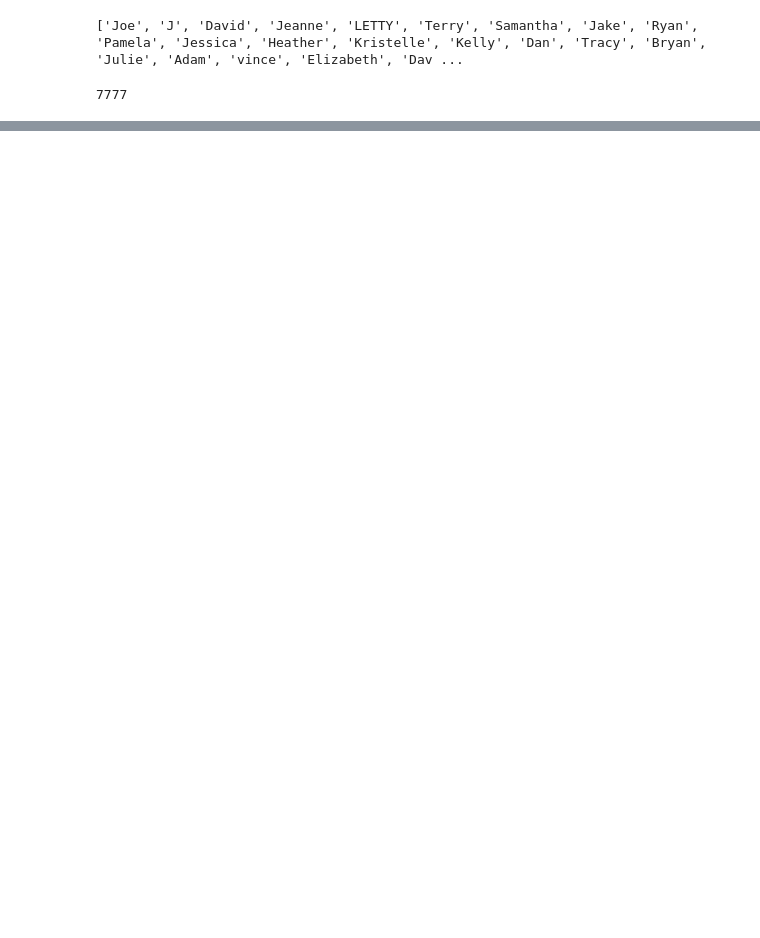
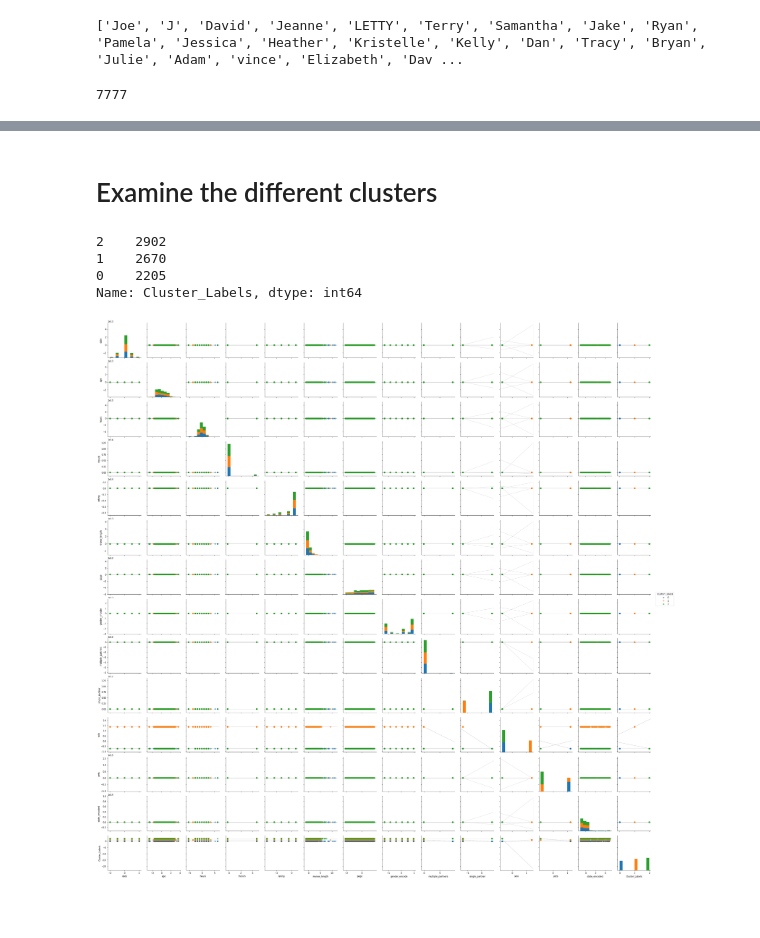
Before and after one commit to skickham/Casper_Mattresses, a Jupyter notebook: Casper Case Study.ipynb, the cells around one changed output, grey strips where cells are left out. Saved outputs shown, nothing was run; the diff lists cells and outputs as text; code cells hidden in the pictures; blank space fills up the shorter version.

```diff
--- a/Casper Case Study.ipynb
+++ b/Casper Case Study.ipynb
@@ -426,0 +590,4 @@ print(len(location_lst), len(lat_lst), len(long_lst))
+# %%
+#copy casper
+casper_subset = casper.copy()
+casper_subset.columns
@@ -426,0 +846,9 @@ print(len(location_lst), len(lat_lst), len(long_lst))
+# %%
+cluster_model = KMeans(n_clusters = 3)
+cluster_model.fit(cc)
+
+casper_subset['Cluster_Labels'] = cluster_model.labels_
+cc['Cluster_Labels'] = cluster_model.labels_
+
+cc.head()
+casper_subset.head()
@@ -426,0 +862,18 @@ print(len(location_lst), len(lat_lst), len(long_lst))
+# %% [markdown]
+# Examine the different clusters
+# %%
+#visulize with pairplot
+sns.pairplot(cc,
+             kind = 'reg',
+             hue = 'Cluster_Labels',
+             plot_kws = {'line_kws':{'color':'None'}, 'scatter_kws': {'alpha': 0.5}})
+
+casper_subset['Cluster_Labels'].value_counts()
+# %% [output]
+2    2902
+1    2670
+0    2205
+Name: Cluster_Labels, dtype: int64
+[figure, added]
+# %% [markdown]
+#
```
Also changed, not shown: parts of 71 cells of this notebook, 9 other files.
